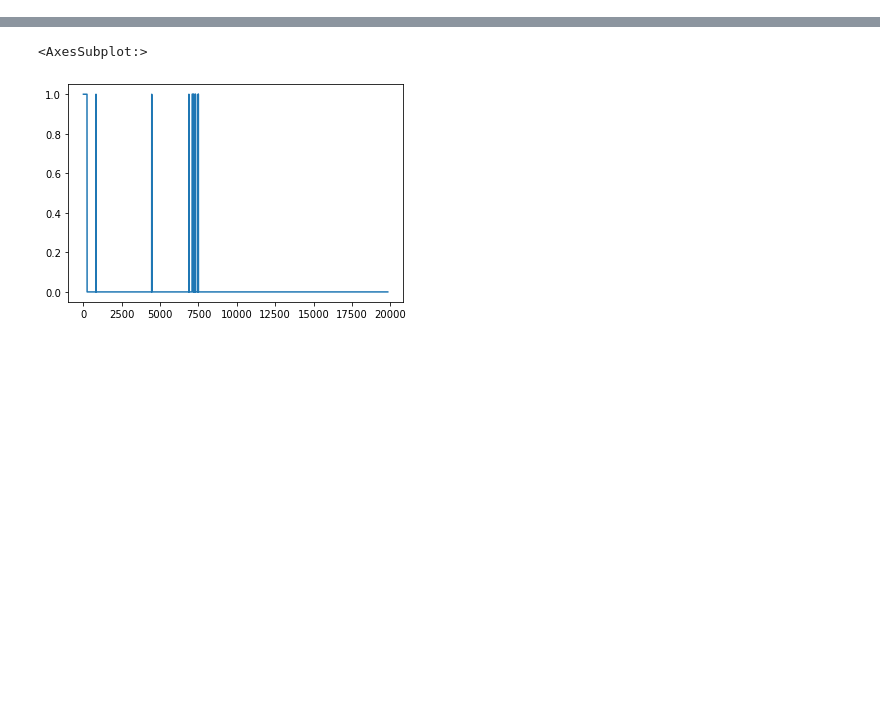
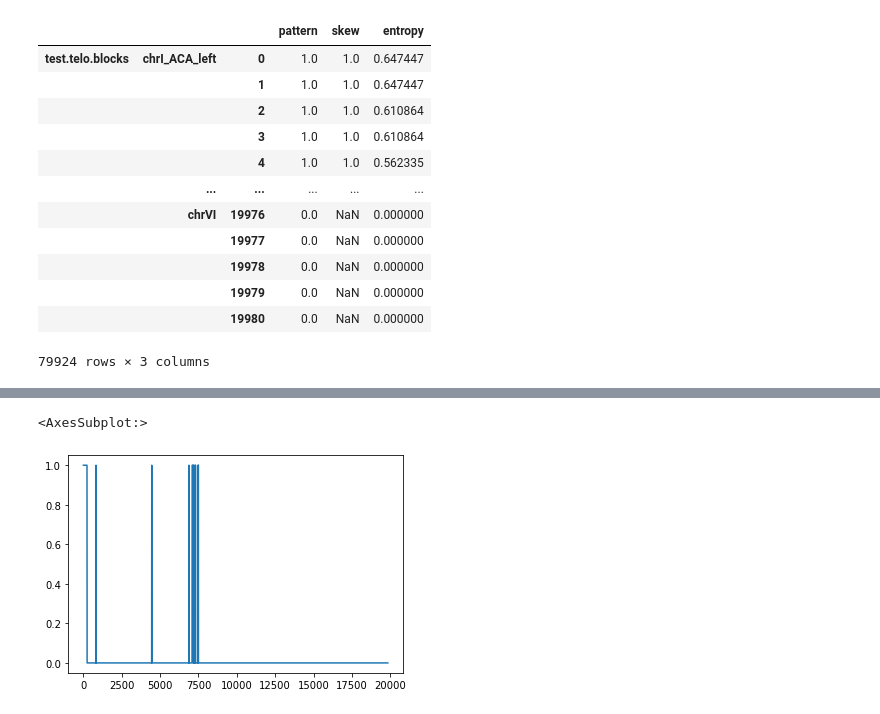
Before and after one commit to GillesFischerSorbonne/telofinder, a Jupyter notebook: src/python_script/analyse_telom_testing.ipynb, the cells around one changed output, grey strips where cells are left out. Cells and saved outputs as stored; diff of their text form; code cells hidden in the pictures; blank space fills up the shorter version.

```diff
--- a/src/python_script/analyse_telom_testing.ipynb
+++ b/src/python_script/analyse_telom_testing.ipynb
@@ -66,0 +9,2 @@ skewness_df
+# %%
+seq_df = atl.run_single_or_iterative("../../misc/test.telo.blocks.fasta")
@@ -67 +29,17 @@ skewness_df
+# %%
+seq_df
+# %% [output]
+|  |  |  | pattern | skew | entropy |
+| test.telo.blocks | chrI_ACA_left | 0 | 1.0 | 1.0 | 0.647447 |
+|  |  | 1 | 1.0 | 1.0 | 0.647447 |
+|  |  | 2 | 1.0 | 1.0 | 0.610864 |
+|  |  | 3 | 1.0 | 1.0 | 0.610864 |
+|  |  | 4 | 1.0 | 1.0 | 0.562335 |
+|  | ... | ... | ... | ... | ... |
+|  | chrVI | 19976 | 0.0 | NaN | 0.000000 |
+|  |  | 19977 | 0.0 | NaN | 0.000000 |
+|  |  | 19978 | 0.0 | NaN | 0.000000 |
+|  |  | 19979 | 0.0 | NaN | 0.000000 |
+|  |  | 19980 | 0.0 | NaN | 0.000000 |
+79924 rows × 3 columns
 # %%
```
Also changed, not shown: parts of 12 cells of this notebook.
